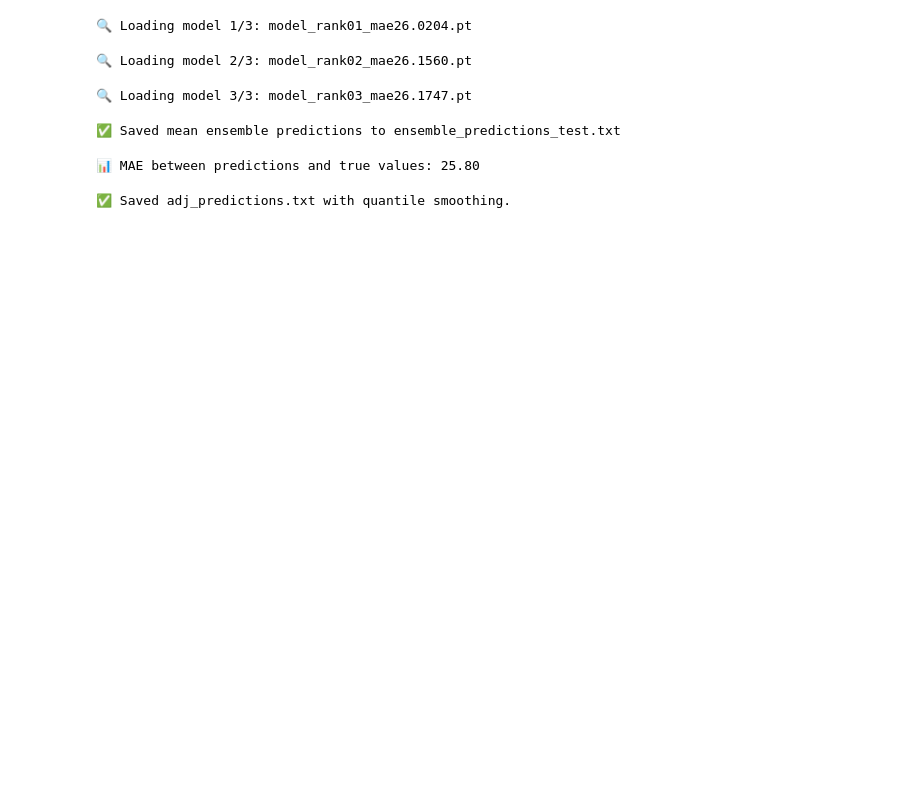
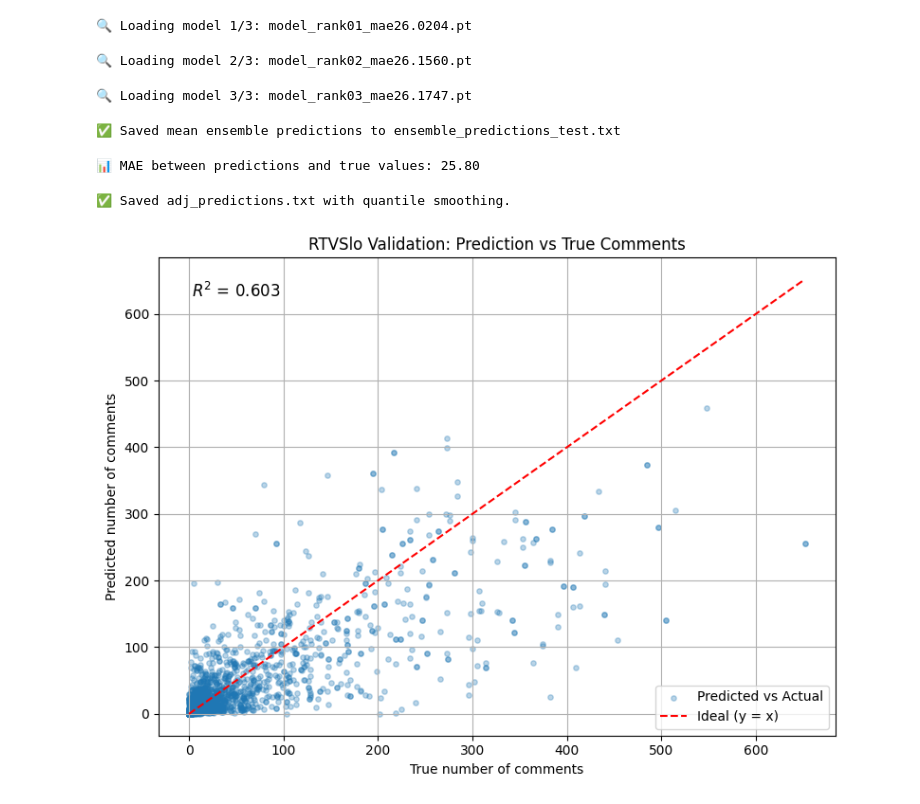
Before and after one commit to MAZI2/rtvslo-comments-prediction, a Jupyter notebook: workspace/submission.ipynb, the cells around one changed output. Saved outputs shown, nothing was run; the diff lists cells and outputs as text; code cells hidden in the pictures; blank space fills up the shorter version.

```diff
--- a/workspace/submission.ipynb
+++ b/workspace/submission.ipynb
@@ -309,3 +309,41 @@ np.savetxt("adj_predictions.txt", smoothed_preds, fmt="%.4f")
 print("✅ Saved adj_predictions.txt with quantile smoothing.")
 # %% [output]
 ✅ Saved adj_predictions.txt with quantile smoothing.
+# %%
+import json
+import numpy as np
+import matplotlib.pyplot as plt
+from sklearn.metrics import r2_score
+
+# Load true values
+with open("../data/rtvslo_validation.json", "r", encoding="utf-8") as f:
+    val_articles = json.load(f)
+y_true = np.array([a["n_comments"] for a in val_articles])
+
+# Load predictions
+y_pred = np.loadtxt("ensemble_predictions_val.txt")
+
+# Optional: sort both if you want a diagonal alignment plot
+# idx = np.argsort(y_true)
+# y_true = y_true[idx]
+# y_pred = y_pred[idx]
+
+# Plot
+plt.figure(figsize=(8, 6))
+plt.scatter(y_true, y_pred, alpha=0.3, s=15, label="Predicted vs Actual")
+plt.plot([0, max(y_true)], [0, max(y_true)], 'r--', label="Ideal (y = x)")
+plt.xlabel("True number of comments")
+plt.ylabel("Predicted number of comments")
+plt.title("RTVSlo Validation: Prediction vs True Comments")
+plt.legend()
+plt.grid(True)
+
+# R² score (optional)
+r2 = r2_score(y_true, y_pred)
+plt.text(0.05, 0.95, f"$R^2$ = {r2:.3f}", transform=plt.gca().transAxes, fontsize=12, verticalalignment='top')
+
+plt.tight_layout()
+plt.savefig("prediction_vs_real.png", dpi=300)
+plt.show()
+# %% [output]
+[figure, added]
```
Also changed, not shown: 5 other files.
